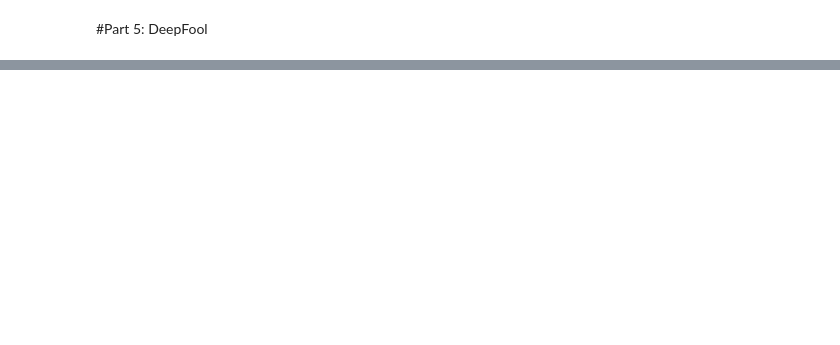
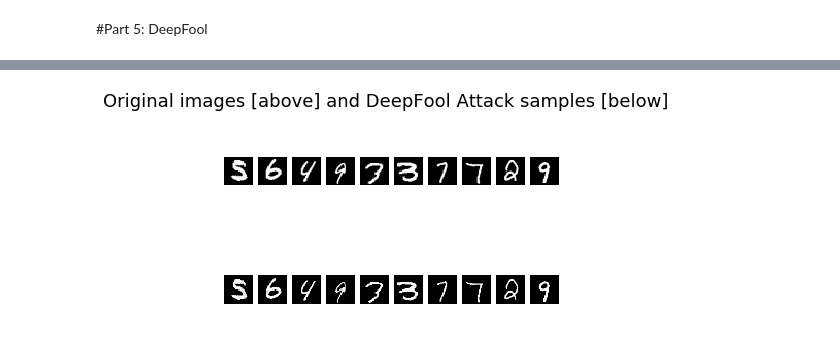
Before and after one commit to omanshuthapliyal/ML2Coursework, a Jupyter notebook: Thapliyal_Omanshu_aml.ipynb, the cells around one changed output, grey strips where cells are left out. Drawn from its saved outputs; the diff is of its cells as text; code cells hidden in the pictures; blank space fills up the shorter version.

```diff
--- a/Thapliyal_Omanshu_aml.ipynb
+++ b/Thapliyal_Omanshu_aml.ipynb
@@ -411,0 +428,16 @@ def pca_model():
+# %%
+#Implementing the DeepFool attack
+
+#DeepFool Instance on trained classifier from Part 1
+DF = DeepFool(wrap, sess = sess)
+DF_params = {'np_candidate': 10,
+             'max_iter': 50,
+             'clip_min': 0.0,
+             'clip_max': 1.0}
+
+#Generate adversarial data
+DF_attack_data = DF.generate_np(data_test, **DF_params)
+
+#Evaluate accuracy on target classifier
+DF_adv_scores = model.evaluate(DF_attack_data, labels_test)
+print("Accuracy when subject to DeepFool Adversarial Attacks: %0.4f%%" %(DF_adv_scores[1]*100) )
@@ -412,6 +447,8 @@ def pca_model():
 # %%
 #Show ten original samples and their corresponding adversarial samples
-#FILL THIS IN
+tenPlotter(data_test, DF_attack_data, 'DeepFool')
+# %% [output]
+[figure, added]
 # %%
 #Implementing the Denoising Autoencoder Defense
 
```
Also changed, not shown: parts of 5 cells of this notebook.
